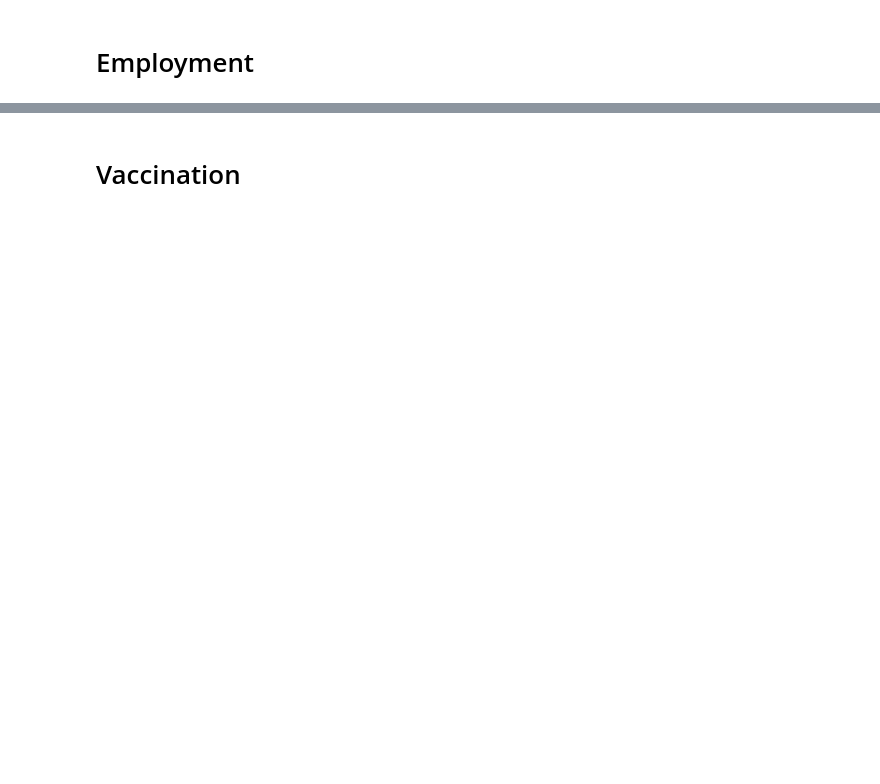
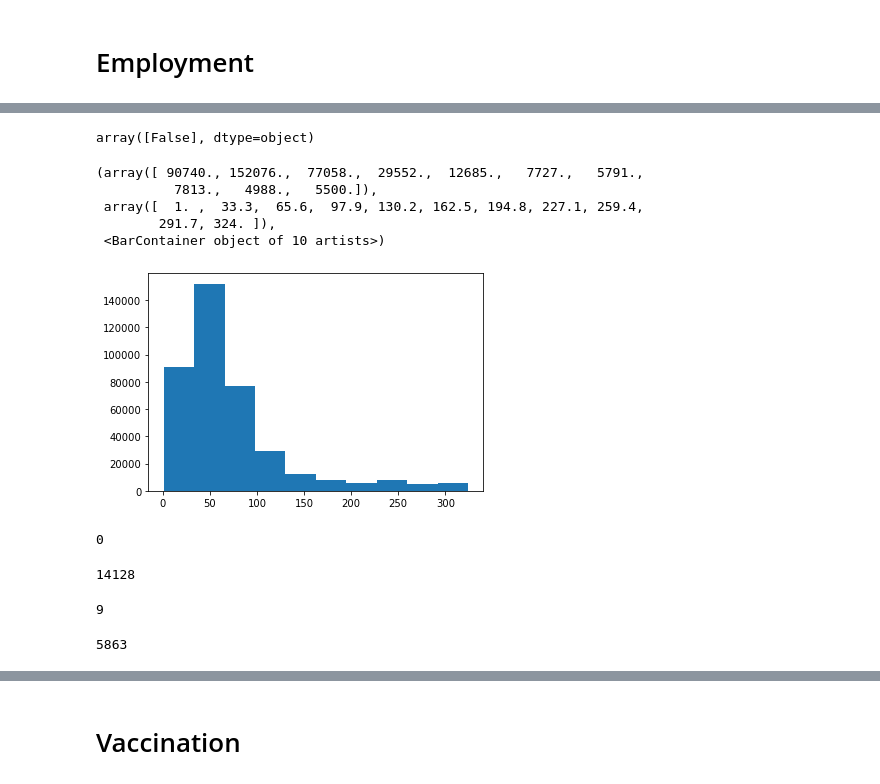
Before and after one commit to factitious/survey_v_social_media, a Jupyter notebook: Methods/Scripts/Reddit/Main.ipynb, the cells around one changed output, grey strips where cells are left out. Cells and saved outputs as stored; diff of their text form; code cells hidden in the pictures; blank space fills up the shorter version.

```diff
--- a/Methods/Scripts/Reddit/Main.ipynb
+++ b/Methods/Scripts/Reddit/Main.ipynb
@@ -54,0 +128,2 @@ emp_df, emp_logs = RedditData.load_all(
+# %%
+emp_df.drop(['created', 'created_utc'], axis = 1, inplace = True)
@@ -54,0 +148,13 @@ emp_df, emp_logs = RedditData.load_all(
+# %%
+emp_df['is_blank'][emp_df['is_blank'].notna()].unique()
+# %% [output]
+array([False], dtype=object)
+# %%
+plt.hist(emp_df['title'].str.len())
+# %% [output]
+(array([ 90740., 152076.,  77058.,  29552.,  12685.,   7727.,   5791.,
+          7813.,   4988.,   5500.]),
+ array([  1. ,  33.3,  65.6,  97.9, 130.2, 162.5, 194.8, 227.1, 259.4,
+        291.7, 324. ]),
+ <BarContainer object of 10 artists>)
+[figure, added]
@@ -54,0 +163,22 @@ emp_df, emp_logs = RedditData.load_all(
+# %%
+# How many observations have missing 'selftext' AND a 'title' == NA?
+len(emp_df[emp_df['selftext'].isna() & emp_df['title'].isna()])
+# %% [output]
+0
+# %%
+# How many observations have 'selftext' removed
+len(emp_df[emp_df['selftext'] == '[removed]'])
+# %% [output]
+14128
+# %%
+# How many observations have 'selftext' deleted
+len(emp_df[emp_df['selftext'] == '[deleted]'])
+# %% [output]
+9
+# %%
+# What's the distribution of the length of the title in the above cases.
+# plt.hist(emp_df['title'][emp_df['selftext'] == '[removed]'].str.len())
+
+sum(emp_df['title'][emp_df['selftext'] == '[removed]'].str.len() < 50)
+# %% [output]
+5863
```
Also changed, not shown: parts of 24 cells of this notebook, 1 other file.
